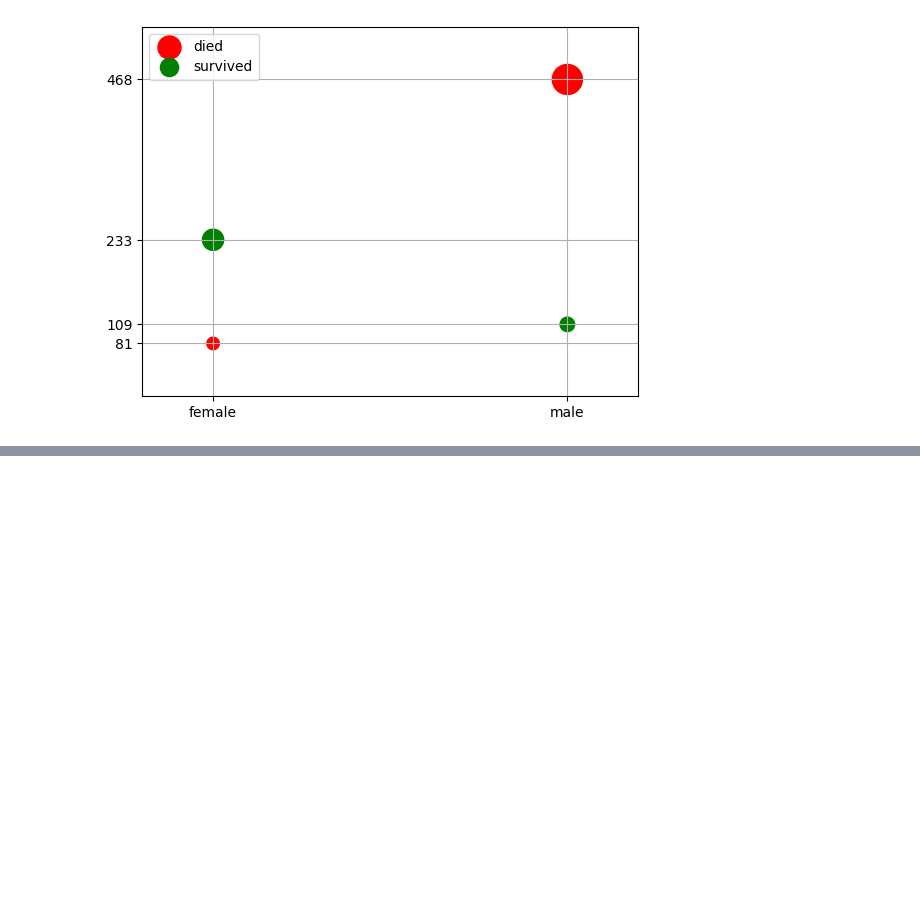
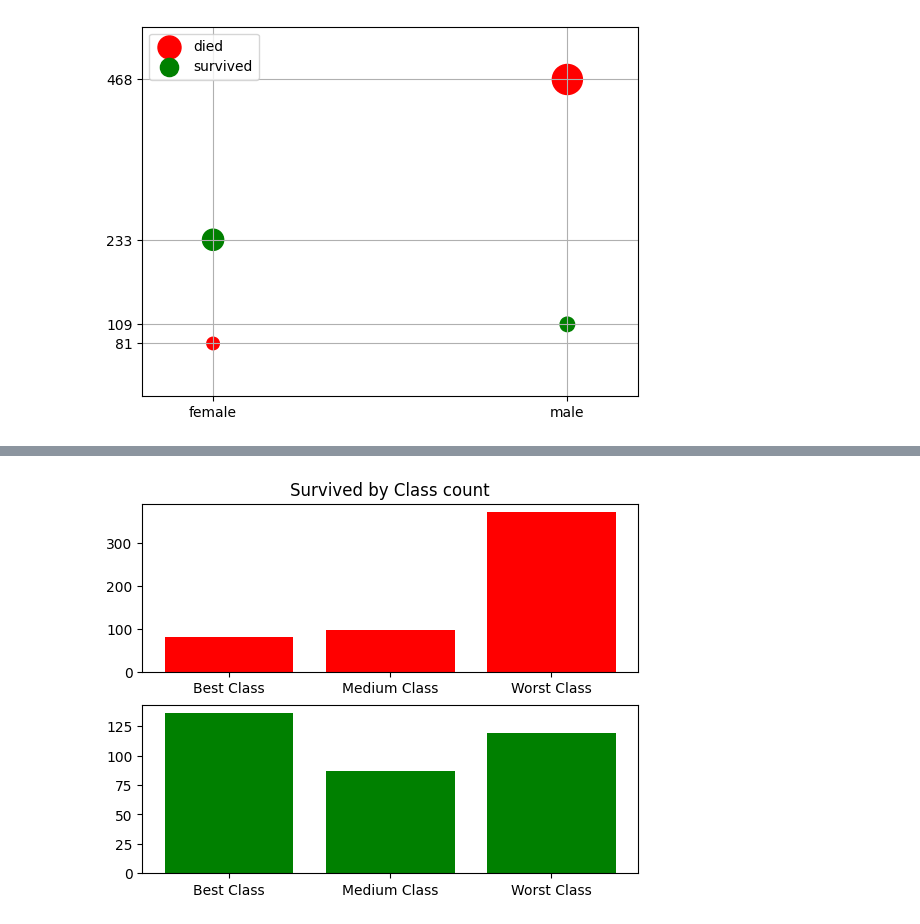
Before and after one commit to soheilabbasnia/titanic-eda, a Jupyter notebook: eda.ipynb, the cells around one changed output, grey strips where cells are left out. Saved outputs shown, nothing was run; the diff lists cells and outputs as text; code cells hidden in the pictures; blank space fills up the shorter version.

Commit message:
compare died or survived on Pclass column

```diff
--- a/eda.ipynb
+++ b/eda.ipynb
@@ -245,0 +284,3 @@ plt.legend(['died', 'survived'])
+# %%
+ct_cs = pd.crosstab(df['Pclass'], df['Survived'])
+ct_cs
@@ -245,0 +293,9 @@ plt.legend(['died', 'survived'])
+# %%
+fig, ax = plt.subplots(2)
+
+ax[0].bar(['Best Class', 'Medium Class', 'Worst Class'], ct_cs['died'], color='red')
+ax[1].bar(['Best Class', 'Medium Class', 'Worst Class'], ct_cs['survived'], color='green')
+ax[0].set_title('Survived by Class count')
+plt.show()
+# %% [output]
+[figure, added]
```
Also changed, not shown: parts of 8 cells of this notebook.
